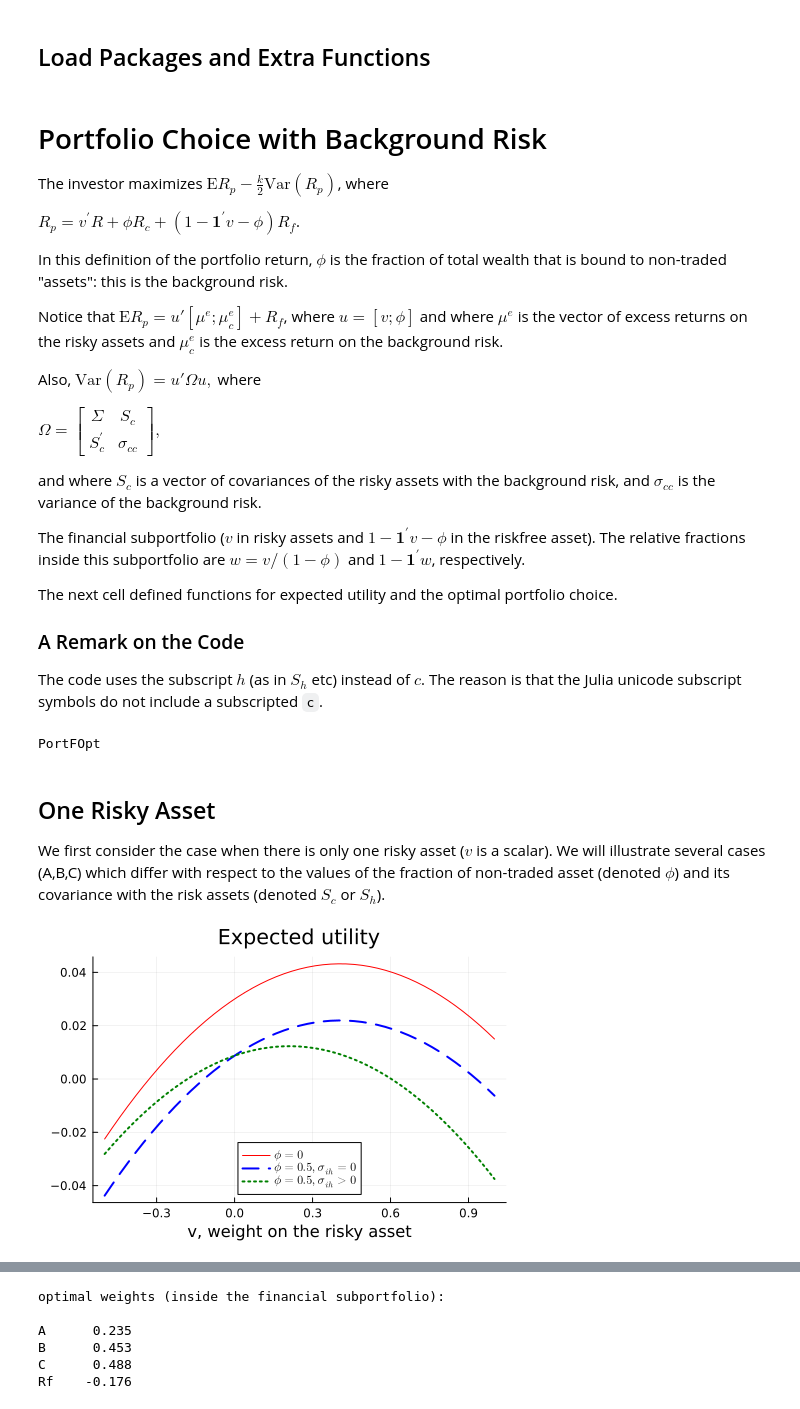
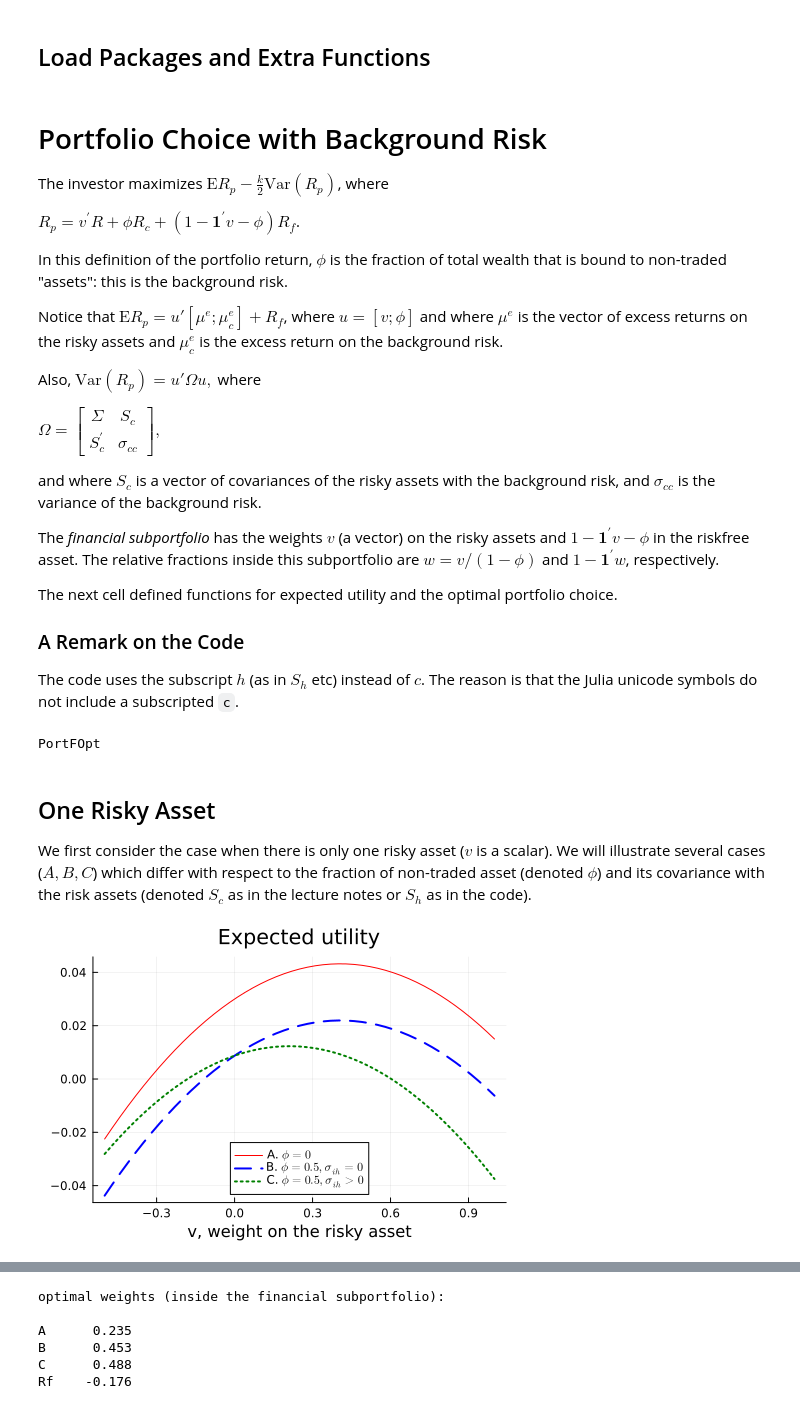
Before and after one commit to PaulSoderlind/FinancialTheoryMSc, a Jupyter notebook: Ch11_MultiFactorM.ipynb, the cells around one changed output, grey strips where cells are left out. Drawn from its saved outputs; the diff is of its cells as text; code cells hidden in the pictures.

```diff
--- a/Ch11_MultiFactorM.ipynb
+++ b/Ch11_MultiFactorM.ipynb
@@ -38,13 +38,13 @@ $
 and where $S_{c}$ is a vector of covariances of the risky assets with the background risk,
 and $\sigma_{cc}$ is the variance of the background risk.
 
-The financial subportfolio ($v$ in risky assets and $1-\mathbf{1}^{\prime}v-\phi$ in the riskfree asset). The relative fractions inside this subportfolio are $w=v/(1-\phi)$ and $1-\mathbf{1}^{\prime}w$, respectively.
+The *financial subportfolio* has the weights $v$ (a vector) on the risky assets and $1-\mathbf{1}^{\prime}v-\phi$ in the riskfree asset. The relative fractions inside this subportfolio are $w=v/(1-\phi)$ and $1-\mathbf{1}^{\prime}w$, respectively.
 
 The next cell defined functions for expected utility and the optimal portfolio choice.
 
 ### A Remark on the Code
 
-The code uses the subscript $h$ (as in $S_h$ etc) instead of $c$. The reason is that the Julia unicode subscript symbols do not include a subscripted `c`.
+The code uses the subscript $h$ (as in $S_h$ etc) instead of $c$. The reason is that the Julia unicode symbols do not include a subscripted `c`.
 # %%
 """
     EU
@@ -81,7 +81,7 @@ PortFOpt
 # %% [markdown]
 ## One Risky Asset
 
-We first consider the case when there is only one risky asset ($v$ is a scalar). We will illustrate several cases (A,B,C) which differ with respect to the values of the fraction of non-traded asset (denoted $\phi$) and its covariance with the risk assets (denoted $S_c$ or $S_h$).
+We first consider the case when there is only one risky asset ($v$ is a scalar). We will illustrate several cases ($A,B,C$) which differ with respect to the fraction of non-traded asset (denoted $\phi$) and its covariance with the risk assets (denoted $S_c$ as in the lecture notes or $S_h$ as in the code).
 # %%
 Σ    = 0.08^2                 #covariance (matrix) of risky assets, here only one
 Sₕ_A = 0                      #covariance(s) of risky with background, case A
@@ -101,15 +101,15 @@ end
 # %%
 p1 = plot( v_range,[EU_case_A EU_case_B EU_case_C],
            linecolor = [:red :blue :green],
            linestyle = [:solid :dash :dot],
            linewidth = [1 2 2],
-           label = [L"\phi=0" L"\phi=0.5, \sigma_{ih}=0 " L"\phi=0.5, \sigma_{ih}>0"],
+           label = [L"A. $\phi=0$" L"B. $\phi=0.5, \sigma_{ih}=0 $" L"C. $\phi=0.5, \sigma_{ih}>0$"],
            legend = :bottom,
            title = "Expected utility",
            xlabel = "v, weight on the risky asset" )
 display(p1)
 # %% [output]
-[figure, old version]
+[figure, new version]
 # %%
 (v_A,w_A) = PortFOpt(0,k,μᵉ,Σ,Sₕ_A)               #optimal portfolio choice
 (v_B,w_B) = PortFOpt(0.5,k,μᵉ,Σ,Sₕ_A)
```
Also changed, not shown: parts of 8 cells of this notebook, 3 other files.
